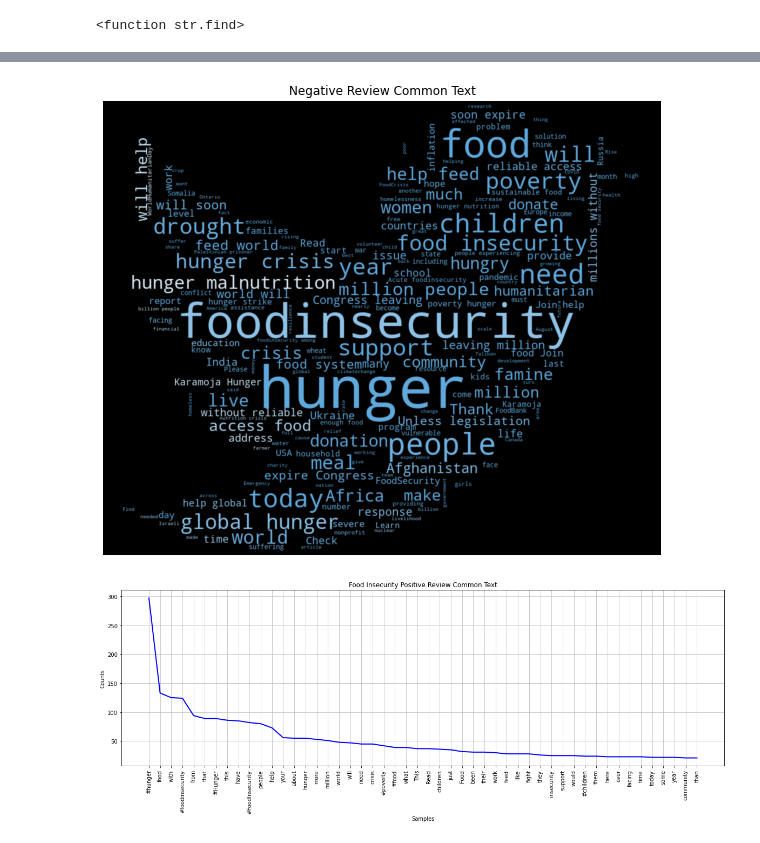
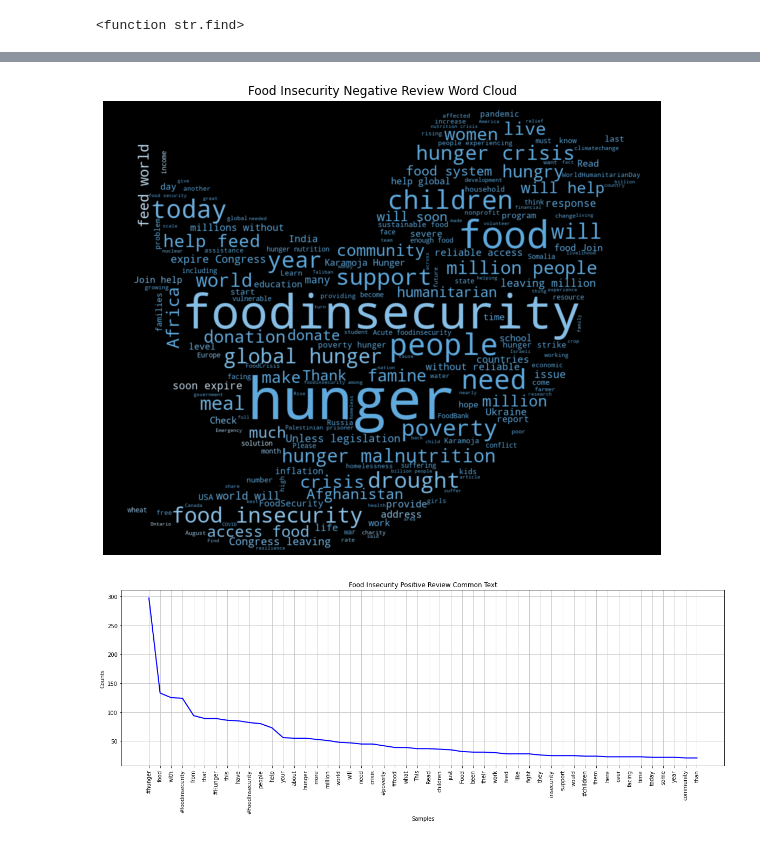
Before and after one commit to Reach2sudharsan/Sentiment-Analysis-of-Food-Insecurity, a Jupyter notebook: food-insecurity-analysis.ipynb, the cells around one changed output, grey strips where cells are left out. Cells and saved outputs as stored; diff of their text form; code cells hidden in the pictures.

```diff
--- a/food-insecurity-analysis.ipynb
+++ b/food-insecurity-analysis.ipynb
@@ -429,17 +432,17 @@ wc = WordCloud(background_color='black', height=1500, width=4000,mask=Mask).gene
 # %%
 # Size of the image generated
 plt.figure(figsize=(10,10))
 
 # Here we recolor the words from the dataset to the image's color
 # recolor just recolors the default colors to the image's blue color
 # interpolation is used to smooth the image generated
 plt.imshow(wc.recolor(color_func=image_colors),interpolation="hamming")
-plt.title('Negative Review Common Text')
+plt.title('Food Insecurity Negative Review Word Cloud')
 plt.axis('off')
 plt.savefig('Negative_Review_Common_Text.png')
 plt.show()
 # %% [output]
-[figure, old version]
+[figure, new version]
 # %%
 def view_common_words(train):
     pos_freq = FreqDist(' '.join(train[train['label'] == 1].text).split(' '))
```
Also changed, not shown: parts of 5 cells of this notebook, 16 other files.
